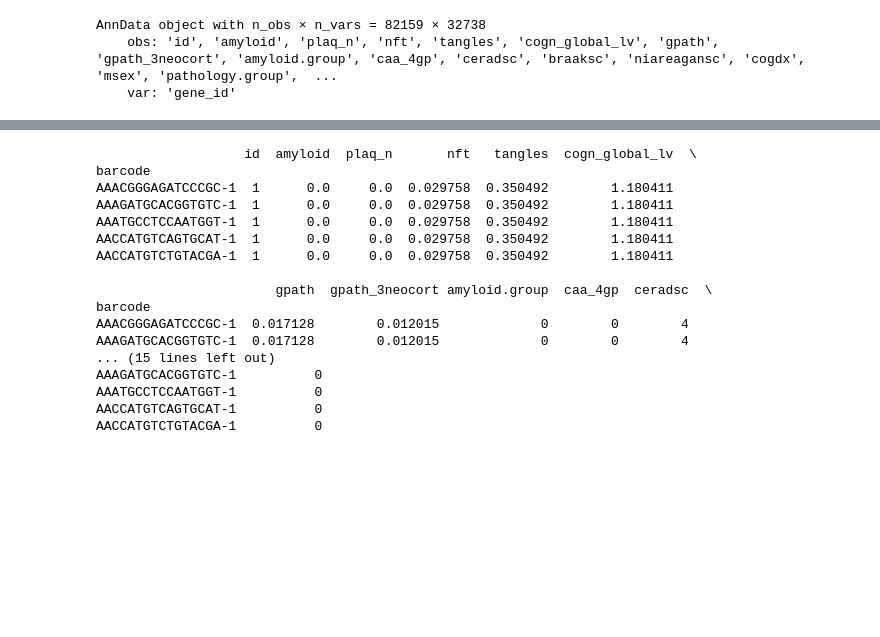
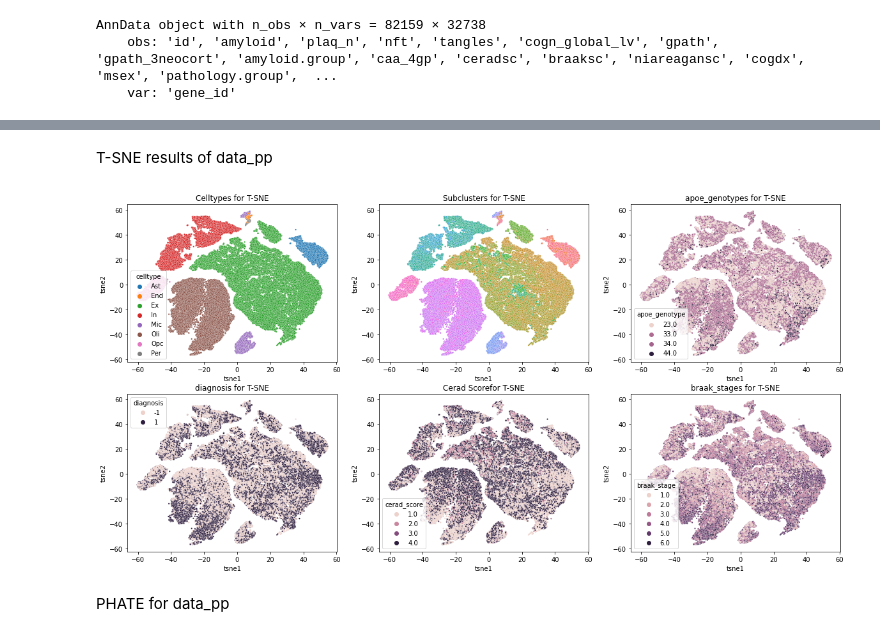
Before and after one commit to nishuang83/AlzheimerProject, a Jupyter notebook: run_test.ipynb, the cells around one changed output, grey strips where cells are left out. Saved outputs shown, nothing was run; the diff lists cells and outputs as text; code cells hidden in the pictures; blank space fills up the shorter version.

```diff
--- a/run_test.ipynb
+++ b/run_test.ipynb
@@ -49,25 +31,7 @@ AACCATGTCTGTACGA-1         0.0         0.0
 ######
 # replace non-numerical values to numbers in data_raw.obs
 ######
-data_raw.obs["msex"].replace({"female": "1", "male": "0"}, inplace=True)
-data_raw.obs["pathology.group"].replace({"early-pathology": "-1", "late-pathology": "1", "no-pathology": "0"}, inplace=True)
-data_raw.obs["amyloid.group"].replace({"high": "1", "low": "0"}, inplace=True)
-print(data_raw.obs.head())
+# data_raw.obs["msex"].replace({"female": "1", "male": "0"}, inplace=True)
+# data_raw.obs["pathology.group"].replace({"early-pathology": "-1", "late-pathology": "1", "no-pathology": "0"}, inplace=True)
+# data_raw.obs["amyloid.group"].replace({"high": "1", "low": "0"}, inplace=True)
+# print(data_raw.obs.head())
-# %% [output]
-                   id  amyloid  plaq_n       nft   tangles  cogn_global_lv  \
-barcode
-AAACGGGAGATCCCGC-1  1      0.0     0.0  0.029758  0.350492        1.180411
-AAAGATGCACGGTGTC-1  1      0.0     0.0  0.029758  0.350492        1.180411
-AAATGCCTCCAATGGT-1  1      0.0     0.0  0.029758  0.350492        1.180411
-AACCATGTCAGTGCAT-1  1      0.0     0.0  0.029758  0.350492        1.180411
-AACCATGTCTGTACGA-1  1      0.0     0.0  0.029758  0.350492        1.180411
-
-                       gpath  gpath_3neocort amyloid.group  caa_4gp  ceradsc  \
-barcode
-AAACGGGAGATCCCGC-1  0.017128        0.012015             0        0        4
-AAAGATGCACGGTGTC-1  0.017128        0.012015             0        0        4
-... (15 lines left out)
-AAAGATGCACGGTGTC-1          0
-AAATGCCTCCAATGGT-1          0
-AACCATGTCAGTGCAT-1          0
-AACCATGTCTGTACGA-1          0
@@ -74 +45,51 @@ AACCATGTCTGTACGA-1          0
+# %%
+######
+# plot_figures function
+######
+def plot_figures(x_axis, y_axis, hue_list, titles= None):
+
+    fig, axes = plt.subplots(2, 3, figsize=(20, 10))
+
+    # plt.figure()
+    sns.scatterplot(ax=axes[0,0], x = x_axis, y = y_axis, hue=hue_list[0], s = 5).set(title='Celltypes for '+ titles)
+
+    # plt.figure()
+    sns.scatterplot(ax=axes[0,1], x = x_axis, y = y_axis, hue=hue_list[1], legend=False, s = 5).set(title='Subclusters for '+ titles)
+
+    # plt.figure()
+    sns.scatterplot(ax=axes[1,0], x = x_axis, y = y_axis, hue=hue_list[2], s = 5).set(title='diagnosis for '+ titles)
+
+    # plt.figure()
+    sns.scatterplot(ax=axes[1,1], x = x_axis, y = y_axis, hue=hue_list[3], s = 5).set(title='Cerad Scorefor '+ titles)
+
+    # plt.figure()
+    sns.scatterplot(ax=axes[1,2], x = x_axis, y = y_axis, hue=hue_list[4], s = 5).set(title='braak_stages for '+ titles)
+
+    # plt.figure()
+    sns.scatterplot(ax=axes[0,2], x = x_axis, y = y_axis, hue=hue_list[5], s = 5).set(title='apoe_genotypes for '+ titles)
+
+    plt.savefig(PROJECT_DIR + '/figures/'+ titles +'_all_fig.pdf')
+    plt.savefig(PROJECT_DIR + '/figures/'+ titles +'_all_fig.jpg')
+# %% [markdown]
+T-SNE results of data_pp
+# %%
+######
+# tsne results in data_pp plots
+######
+tsne1 = data_pp.obs.tsne1
+tsne2 = data_pp.obs.tsne2
+
+celltypes = data_pp.obs.celltype
+Subclusters = data_pp.obs.Subcluster
+cerad_scores = data_pp.obs.cerad_score
+diagnosises = data_pp.obs.diagnosis
+braak_stages = data_pp.obs.braak_stage
+apoe_genotypes = data_pp.obs.apoe_genotype
+hues = [celltypes, Subclusters, diagnosises, cerad_scores, braak_stages, apoe_genotypes]
+
+plot_figures(x_axis=tsne1, y_axis=tsne2, hue_list = hues, titles= 'T-SNE')
+# %% [output]
+[figure, added]
+# %% [markdown]
+PHATE for data_pp
 # %%
```
Also changed, not shown: parts of 16 cells of this notebook, 4 other files.
